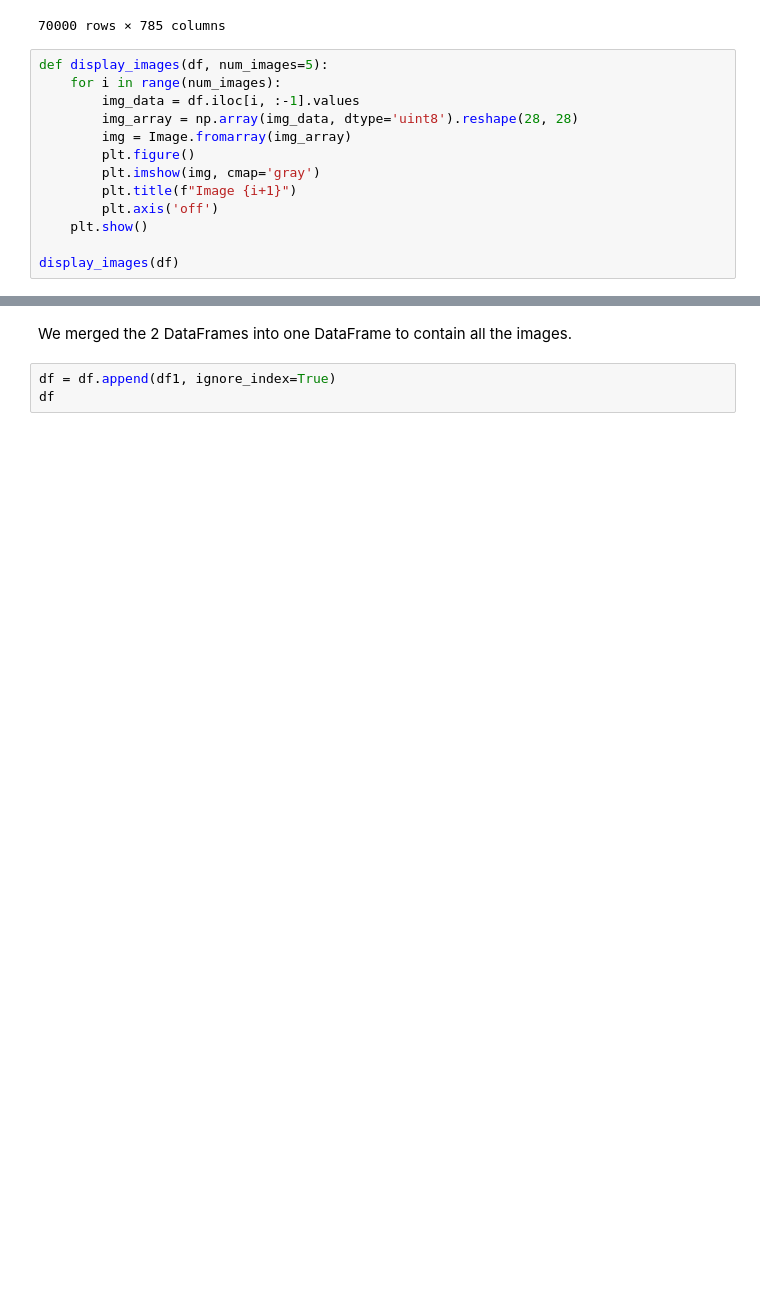
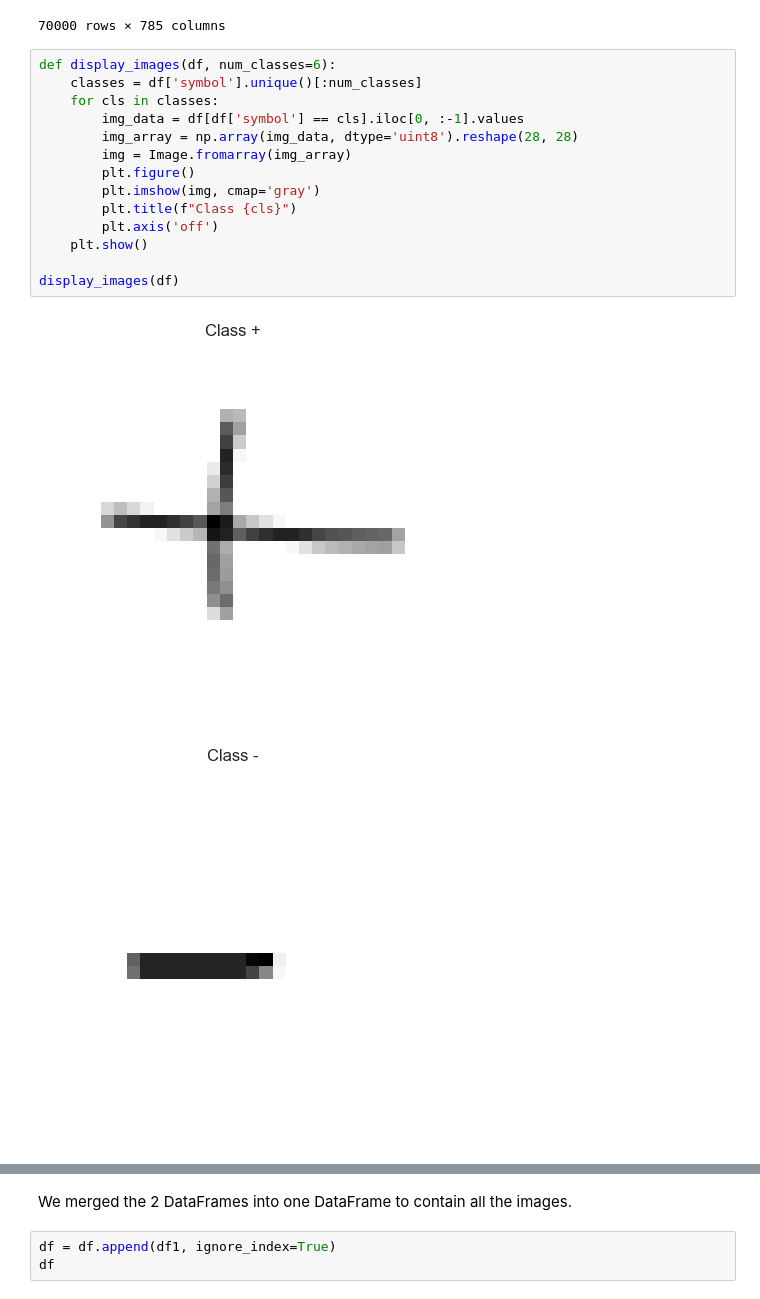
Before and after one commit to Lara1011/Digit_Symbol_Classifiers, a Jupyter notebook: project.ipynb, the cells around one changed output, grey strips where cells are left out. Cells and saved outputs as stored; diff of their text form; blank space fills up the shorter version.

```diff
--- a/project.ipynb
+++ b/project.ipynb
@@ -87,15 +86,19 @@ df1
 | 69999 | 0.0 | 0.0 | 0.0 | 0.0 | 0.0 | 0.0 | 0.0 | 0.0 | 0.0 | 0.0 | ... |
 70000 rows × 785 columns
 # %%
-def display_images(df, num_images=5):
-    for i in range(num_images):
-        img_data = df.iloc[i, :-1].values
+def display_images(df, num_classes=6):
+    classes = df['symbol'].unique()[:num_classes]
+    for cls in classes:
+        img_data = df[df['symbol'] == cls].iloc[0, :-1].values
         img_array = np.array(img_data, dtype='uint8').reshape(28, 28)
         img = Image.fromarray(img_array)
         plt.figure()
         plt.imshow(img, cmap='gray')
-        plt.title(f"Image {i+1}")
+        plt.title(f"Class {cls}")
         plt.axis('off')
     plt.show()
 
 display_images(df)
+# %% [output]
+[figure, added]
+[figure, added]
```
Also changed, not shown: parts of 10 cells of this notebook.
